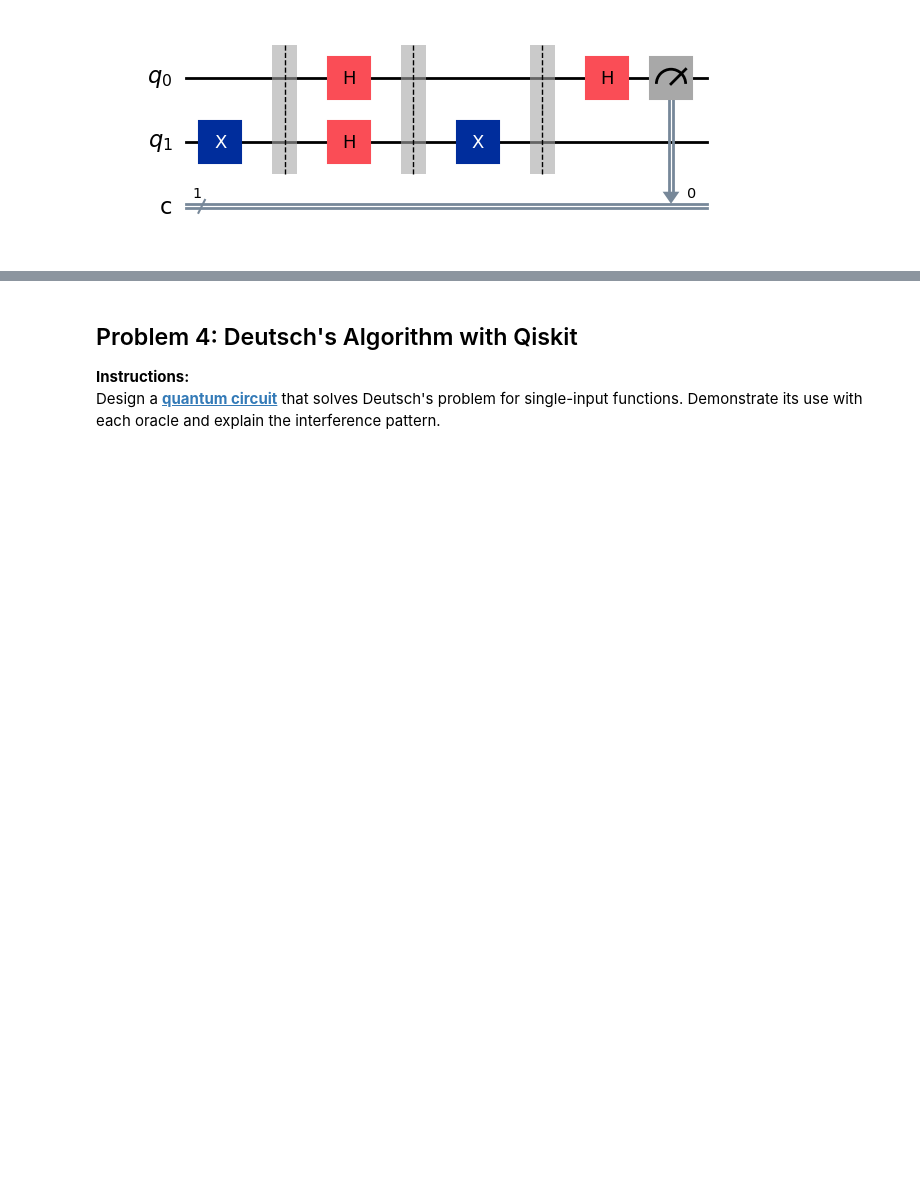
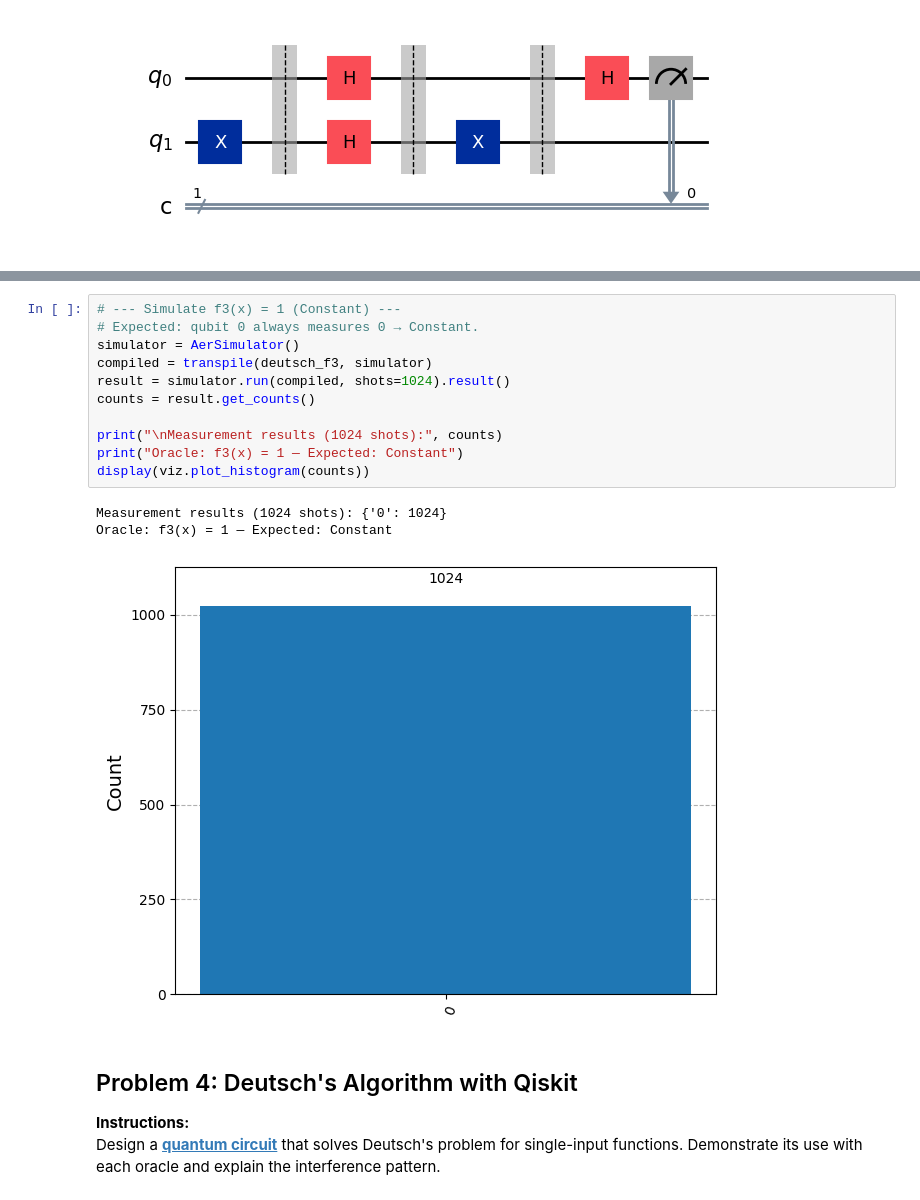
Before and after one commit to TiffanyYongNgikChee/emerging-technologies, a Jupyter notebook: problems.ipynb, the cells around one changed output, grey strips where cells are left out. Drawn from its saved outputs; the diff is of its cells as text; blank space fills up the shorter version.

```diff
--- a/problems.ipynb
+++ b/problems.ipynb
@@ -2676,3 +2727,18 @@ Deutsch circuit with f3(x) = 1 (Constant):
+# %%
+# --- Simulate f3(x) = 1 (Constant) ---
+# Expected: qubit 0 always measures 0 → Constant.
+simulator = AerSimulator()
+compiled = transpile(deutsch_f3, simulator)
+result = simulator.run(compiled, shots=1024).result()
+counts = result.get_counts()
+
+print("\nMeasurement results (1024 shots):", counts)
+print("Oracle: f3(x) = 1 — Expected: Constant")
+display(viz.plot_histogram(counts))
+# %% [output]
+Measurement results (1024 shots): {'0': 1024}
+Oracle: f3(x) = 1 — Expected: Constant
+[figure, added]
 # %% [markdown]
 ## Problem 4: Deutsch's Algorithm with Qiskit
 
```
Also changed, not shown: parts of 4 cells of this notebook.
